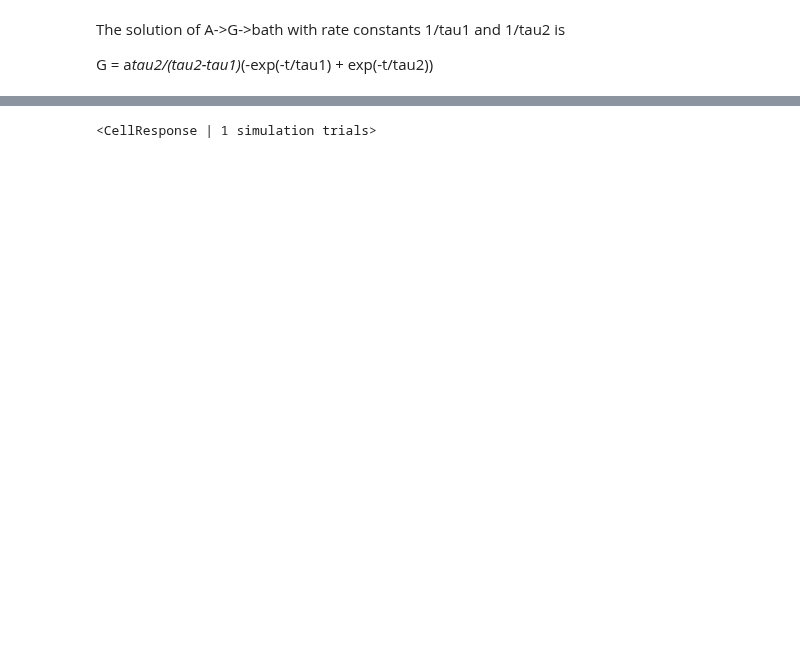
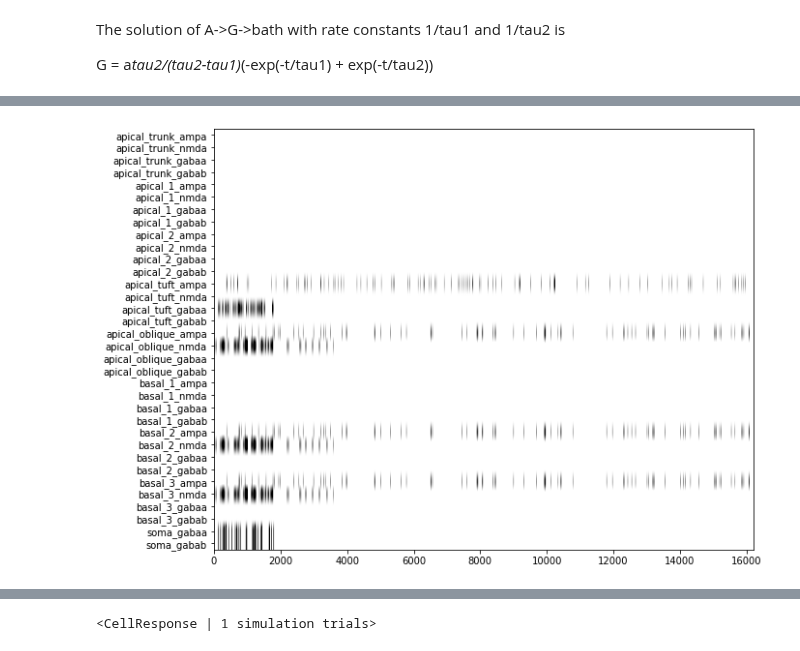
Before and after one commit to ntolley/bayesian_surrogates, a Jupyter notebook: single_cell_noise.ipynb, the cells around one changed output, grey strips where cells are left out. Saved outputs shown, nothing was run; the diff lists cells and outputs as text; code cells hidden in the pictures; blank space fills up the shorter version.

```diff
--- a/single_cell_noise.ipynb
+++ b/single_cell_noise.ipynb
@@ -293,0 +197,6 @@ test_pred = test_pred.squeeze()
+# %%
+plt.figure(figsize=(10,8))
+plt.imshow(validation_set[:][0][:, -1, :].detach().cpu().numpy().T, aspect='auto', cmap='gray_r', vmin=0, vmax=1)
+_ = plt.yticks(ticks=list(range(len(isec_names))), labels=isec_names)
+# %% [output]
+[figure, added]
```
Also changed, not shown: parts of 22 cells of this notebook.
